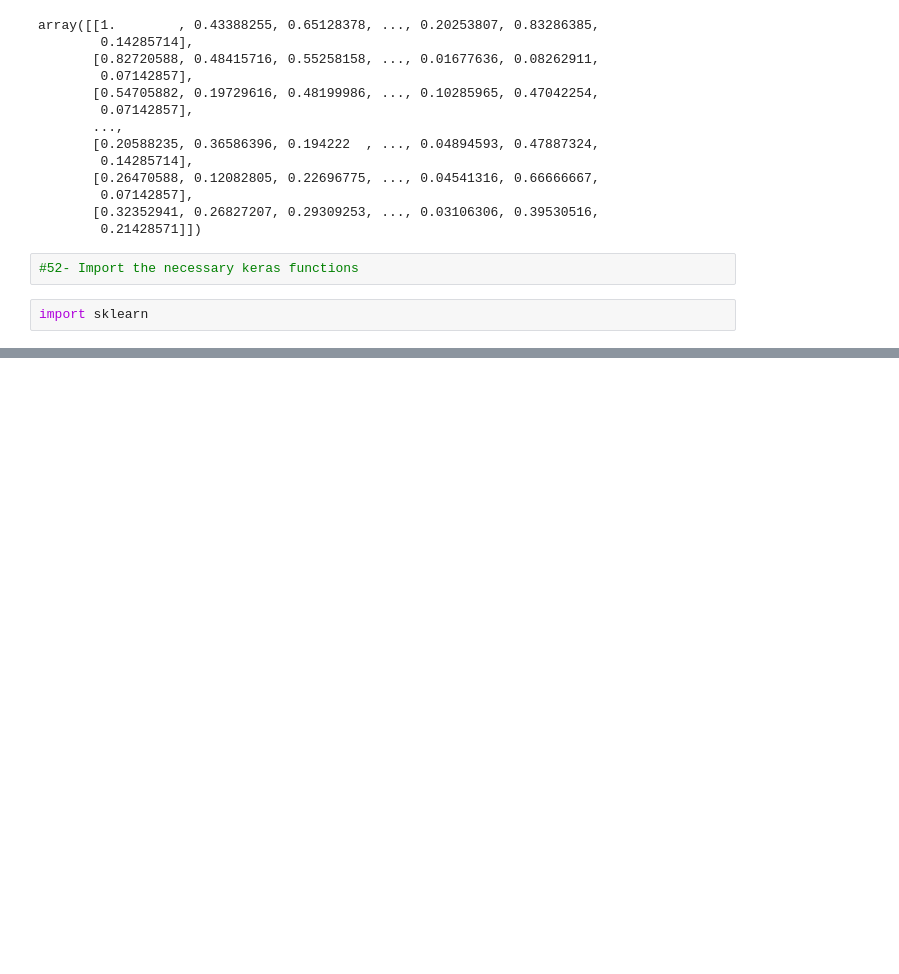
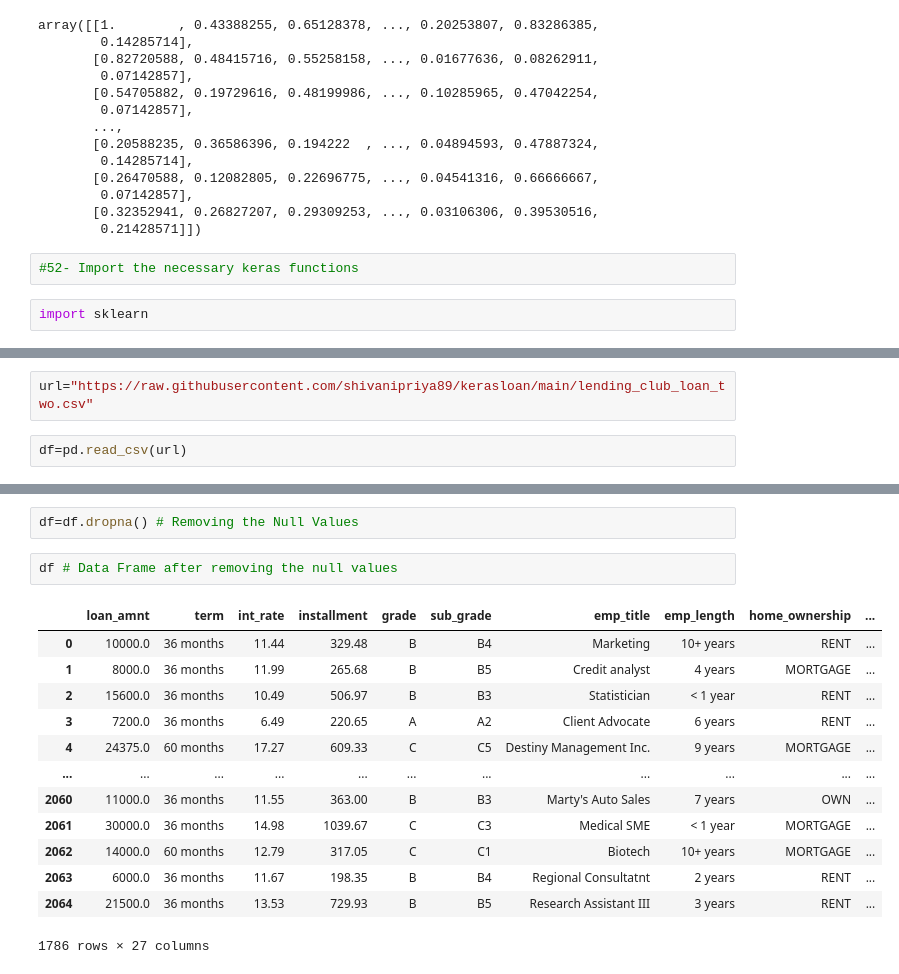
Before and after one commit to shivanipriya89/practicetensor, a Jupyter notebook: thekeras.ipynb, the cells around one changed output, grey strips where cells are left out. Drawn from its saved outputs; the diff is of its cells as text; blank space fills up the shorter version.

```diff
--- a/thekeras.ipynb
+++ b/thekeras.ipynb
@@ -3451,0 +3482,4 @@ import sklearn
+# %%
+url="https://raw.githubusercontent.com/shivanipriya89/kerasloan/main/lending_club_loan_two.csv"
+# %%
+df=pd.read_csv(url)
@@ -3451,0 +3502,18 @@ import sklearn
+# %%
+df=df.dropna() # Removing the Null Values
+# %%
+df # Data Frame after removing the null values
+# %% [output]
+|  | loan_amnt | term | int_rate | installment | grade | sub_grade | emp_title | emp_length | home_ownership | ... |
+| 0 | 10000.0 | 36 months | 11.44 | 329.48 | B | B4 | Marketing | 10+ years | RENT | ... |
+| 1 | 8000.0 | 36 months | 11.99 | 265.68 | B | B5 | Credit analyst | 4 years | MORTGAGE | ... |
+| 2 | 15600.0 | 36 months | 10.49 | 506.97 | B | B3 | Statistician | < 1 year | RENT | ... |
+| 3 | 7200.0 | 36 months | 6.49 | 220.65 | A | A2 | Client Advocate | 6 years | RENT | ... |
+| 4 | 24375.0 | 60 months | 17.27 | 609.33 | C | C5 | Destiny Management Inc. | 9 years | MORTGAGE | ... |
+| ... | ... | ... | ... | ... | ... | ... | ... | ... | ... | ... |
+| 2060 | 11000.0 | 36 months | 11.55 | 363.00 | B | B3 | Marty's Auto Sales | 7 years | OWN | ... |
+| 2061 | 30000.0 | 36 months | 14.98 | 1039.67 | C | C3 | Medical SME | < 1 year | MORTGAGE | ... |
+| 2062 | 14000.0 | 60 months | 12.79 | 317.05 | C | C1 | Biotech | 10+ years | MORTGAGE | ... |
+| 2063 | 6000.0 | 36 months | 11.67 | 198.35 | B | B4 | Regional Consultatnt | 2 years | RENT | ... |
+| 2064 | 21500.0 | 36 months | 13.53 | 729.93 | B | B5 | Research Assistant III | 3 years | RENT | ... |
+1786 rows × 27 columns
```
Also changed, not shown: parts of 62 cells of this notebook.
